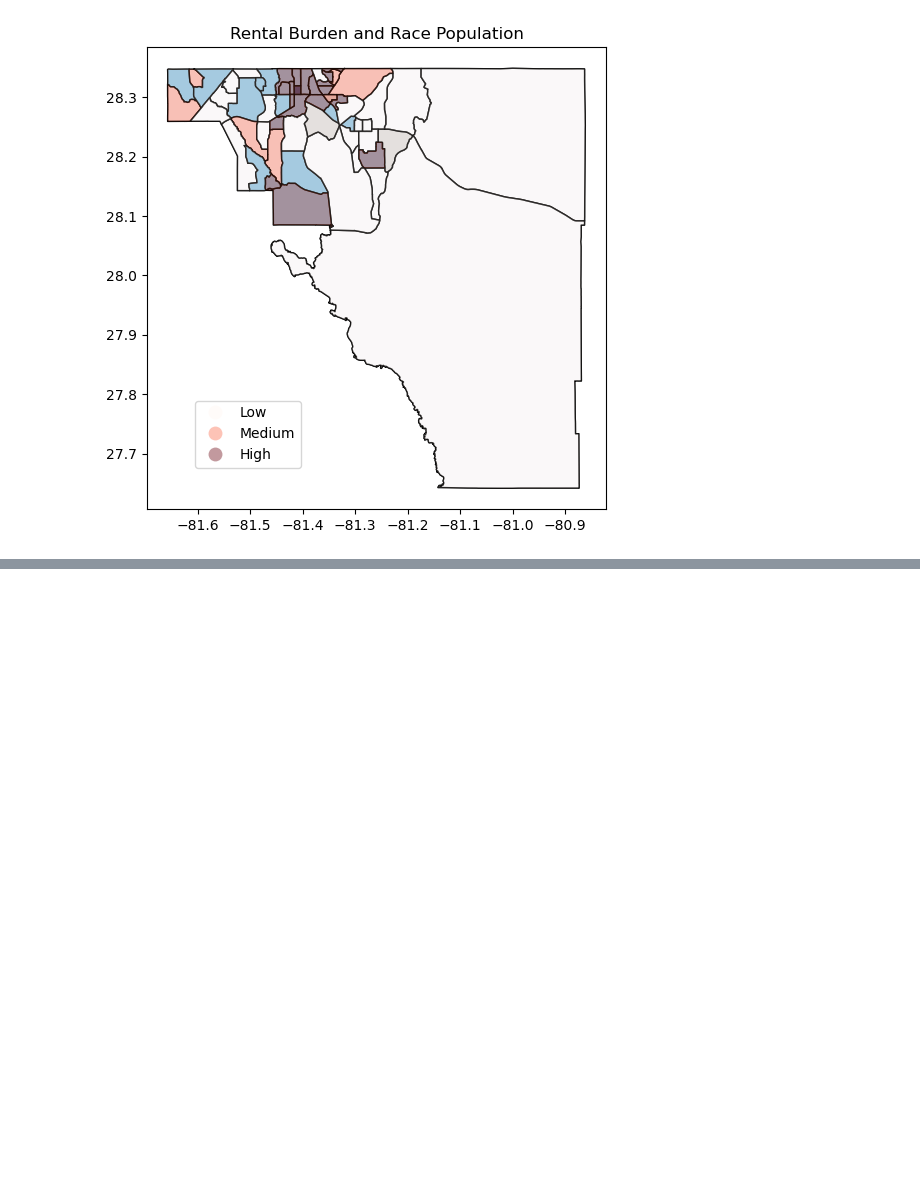
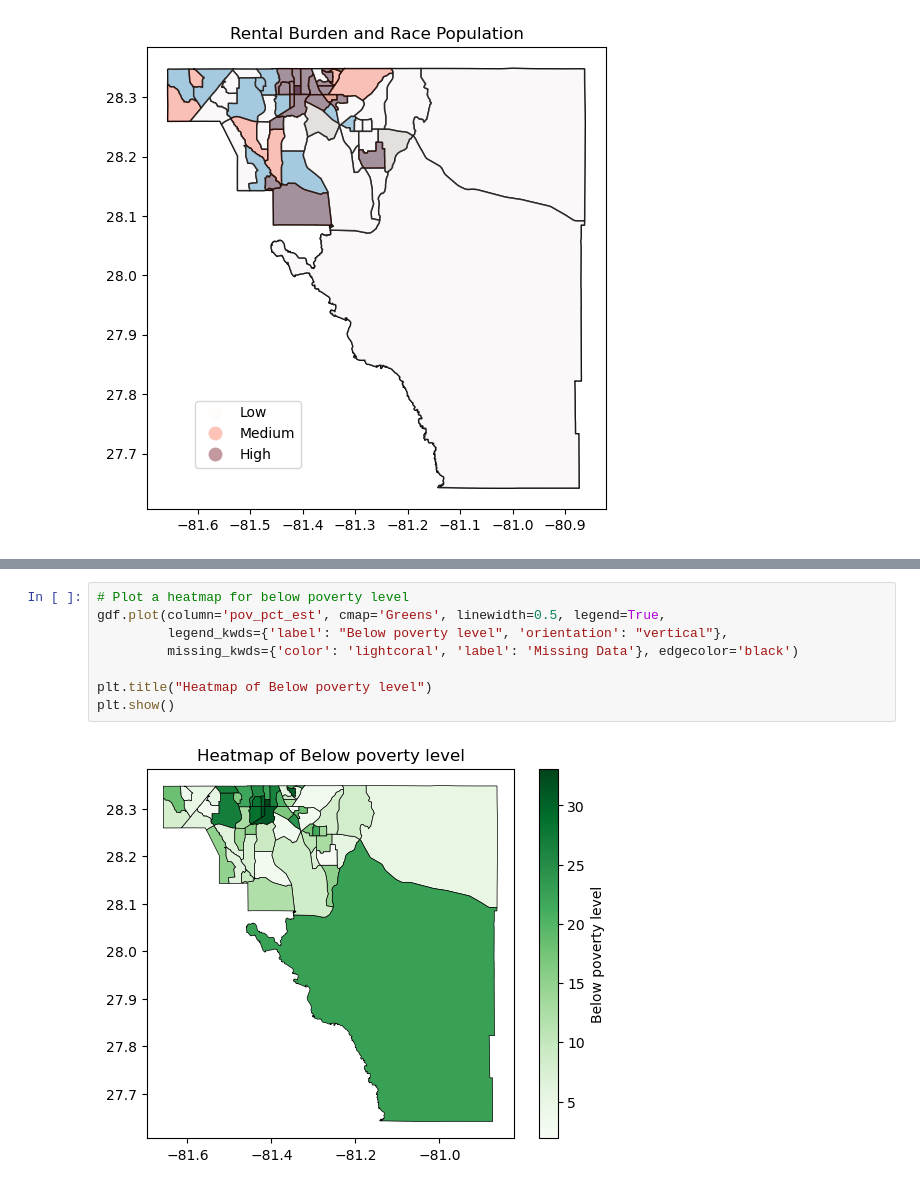
Before and after one commit to datakind/datakit-housing-fall-2024, a Jupyter notebook: challenge-2/FL/osceola_county.ipynb, the cells around one changed output, grey strips where cells are left out. Drawn from its saved outputs; the diff is of its cells as text; blank space fills up the shorter version.

```diff
--- a/challenge-2/FL/osceola_county.ipynb
+++ b/challenge-2/FL/osceola_county.ipynb
@@ -237,0 +290,10 @@ for race_col in racial_columns:
+# %%
+# Plot a heatmap for below poverty level
+gdf.plot(column='pov_pct_est', cmap='Greens', linewidth=0.5, legend=True,
+         legend_kwds={'label': "Below poverty level", 'orientation': "vertical"},
+         missing_kwds={'color': 'lightcoral', 'label': 'Missing Data'}, edgecolor='black')
+
+plt.title("Heatmap of Below poverty level")
+plt.show()
+# %% [output]
+[figure, added]
```
Also changed, not shown: parts of 19 cells of this notebook.
